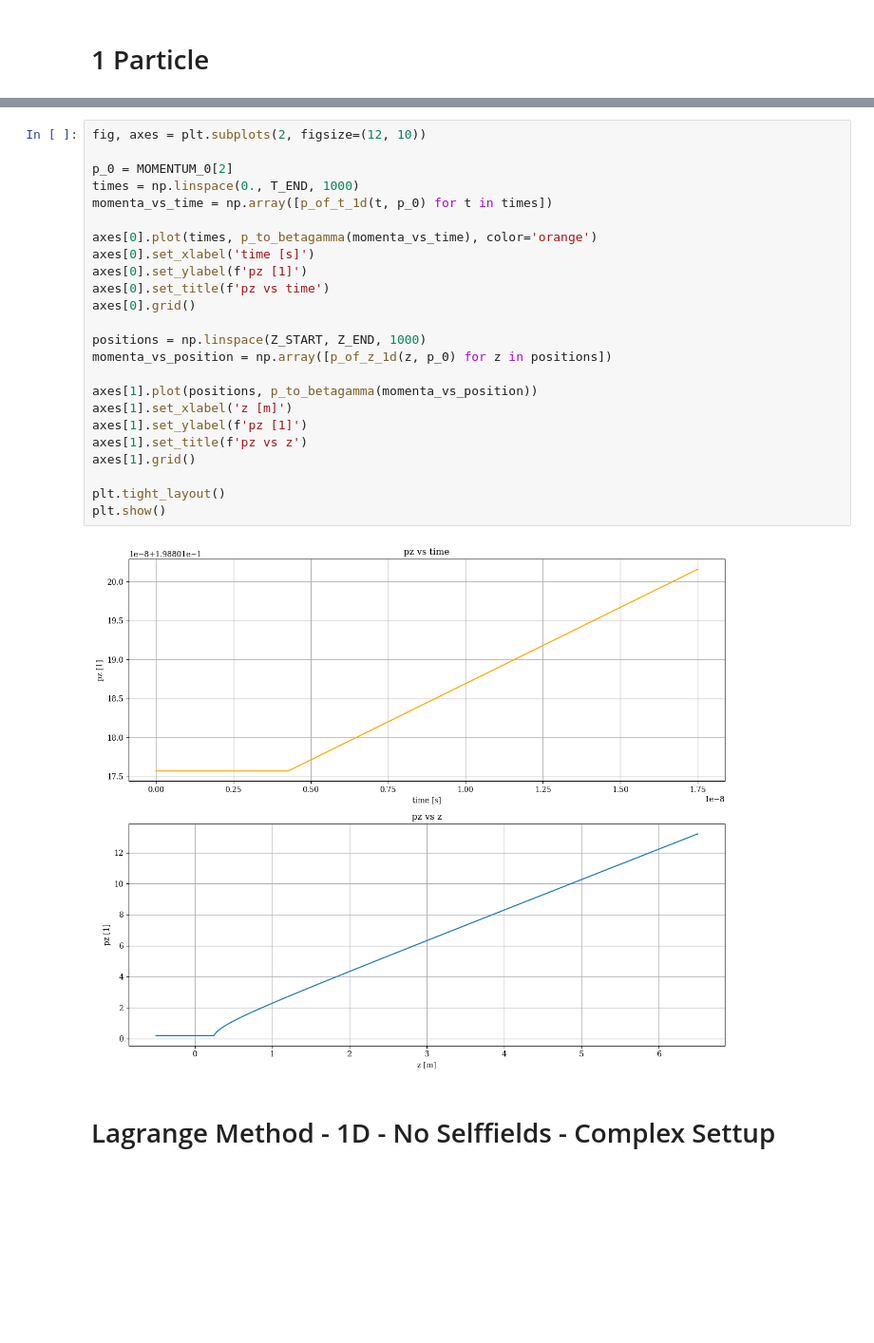
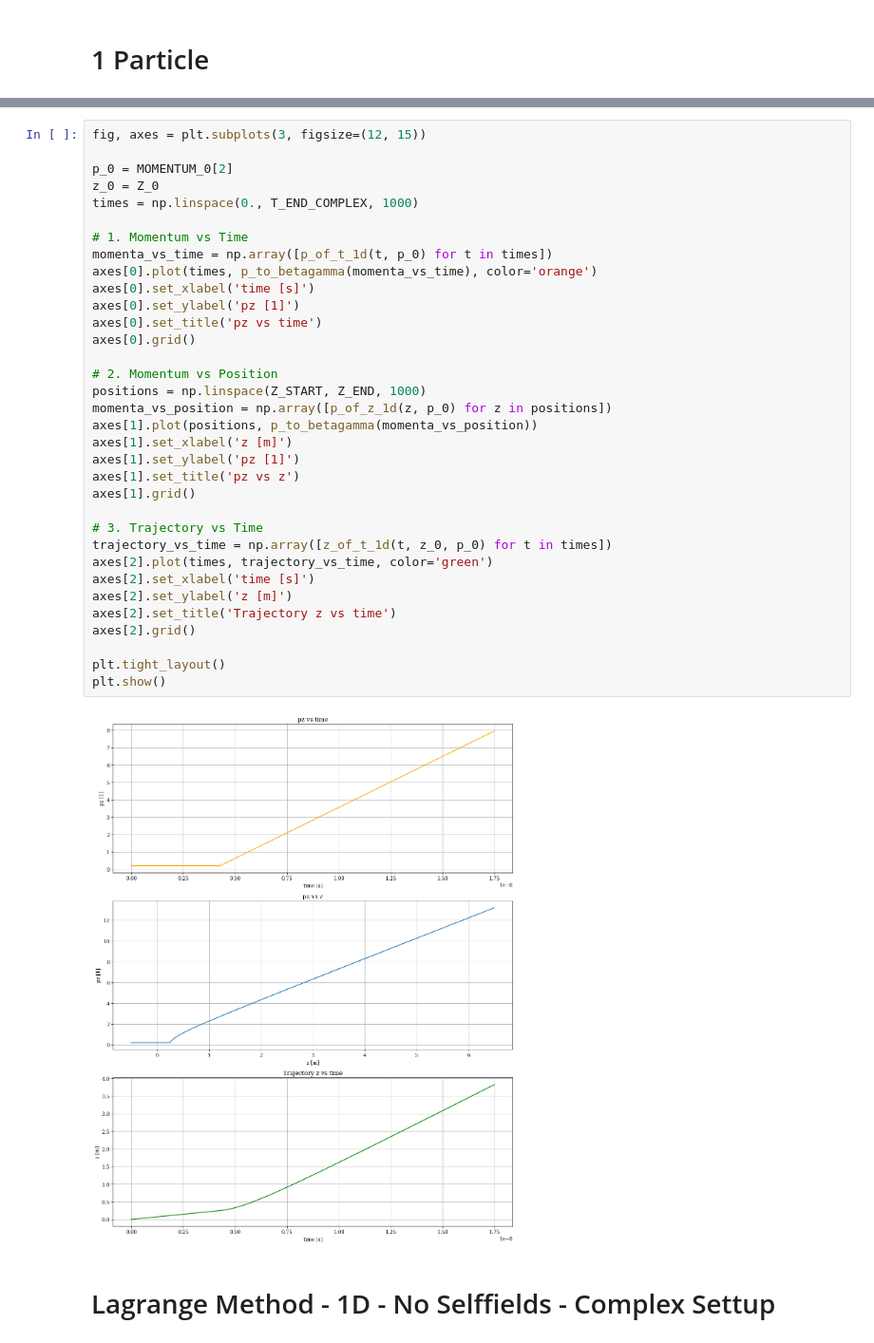
Before and after one commit to alexanderwischmann/FS26-semester-project, a Jupyter notebook: python/analytic_solve.ipynb, the cells around one changed output, grey strips where cells are left out. Shown at 95% size. Drawn from its saved outputs; the diff is of its cells as text; blank space fills up the shorter version.

```diff
--- a/python/analytic_solve.ipynb
+++ b/python/analytic_solve.ipynb
@@ -246,29 +273,39 @@ def p_of_z_1d(z, p_0):
-# %%
-fig, axes = plt.subplots(2, figsize=(12, 10))
-
-p_0 = MOMENTUM_0[2]
-times = np.linspace(0., T_END, 1000)
-momenta_vs_time = np.array([p_of_t_1d(t, p_0) for t in times])
-
-axes[0].plot(times, p_to_betagamma(momenta_vs_time), color='orange')
-axes[0].set_xlabel('time [s]')
-axes[0].set_ylabel(f'pz [1]')
-axes[0].set_title(f'pz vs time')
-axes[0].grid()
-
-positions = np.linspace(Z_START, Z_END, 1000)
-momenta_vs_position = np.array([p_of_z_1d(z, p_0) for z in positions])
-
-axes[1].plot(positions, p_to_betagamma(momenta_vs_position))
-axes[1].set_xlabel('z [m]')
-axes[1].set_ylabel(f'pz [1]')
-axes[1].set_title(f'pz vs z')
-axes[1].grid()
-
-plt.tight_layout()
-plt.show()
-# %% [output]
-[figure, removed]
+# %%
+fig, axes = plt.subplots(3, figsize=(12, 15))
+
+p_0 = MOMENTUM_0[2]
+z_0 = Z_0
+times = np.linspace(0., T_END_COMPLEX, 1000)
+
+# 1. Momentum vs Time
+momenta_vs_time = np.array([p_of_t_1d(t, p_0) for t in times])
+axes[0].plot(times, p_to_betagamma(momenta_vs_time), color='orange')
+axes[0].set_xlabel('time [s]')
+axes[0].set_ylabel('pz [1]')
+axes[0].set_title('pz vs time')
+axes[0].grid()
+
+# 2. Momentum vs Position
+positions = np.linspace(Z_START, Z_END, 1000)
+momenta_vs_position = np.array([p_of_z_1d(z, p_0) for z in positions])
+axes[1].plot(positions, p_to_betagamma(momenta_vs_position))
+axes[1].set_xlabel('z [m]')
+axes[1].set_ylabel('pz [1]')
+axes[1].set_title('pz vs z')
+axes[1].grid()
+
+# 3. Trajectory vs Time
+trajectory_vs_time = np.array([z_of_t_1d(t, z_0, p_0) for t in times])
+axes[2].plot(times, trajectory_vs_time, color='green')
+axes[2].set_xlabel('time [s]')
+axes[2].set_ylabel('z [m]')
+axes[2].set_title('Trajectory z vs time')
+axes[2].grid()
+
+plt.tight_layout()
+plt.show()
+# %% [output]
+[figure, added]
 # %% [markdown]
 # Lagrange Method - 1D - No Selffields - Complex Settup
 # %% [markdown]
```
Also changed, not shown: parts of 9 cells of this notebook, 2 other files.
